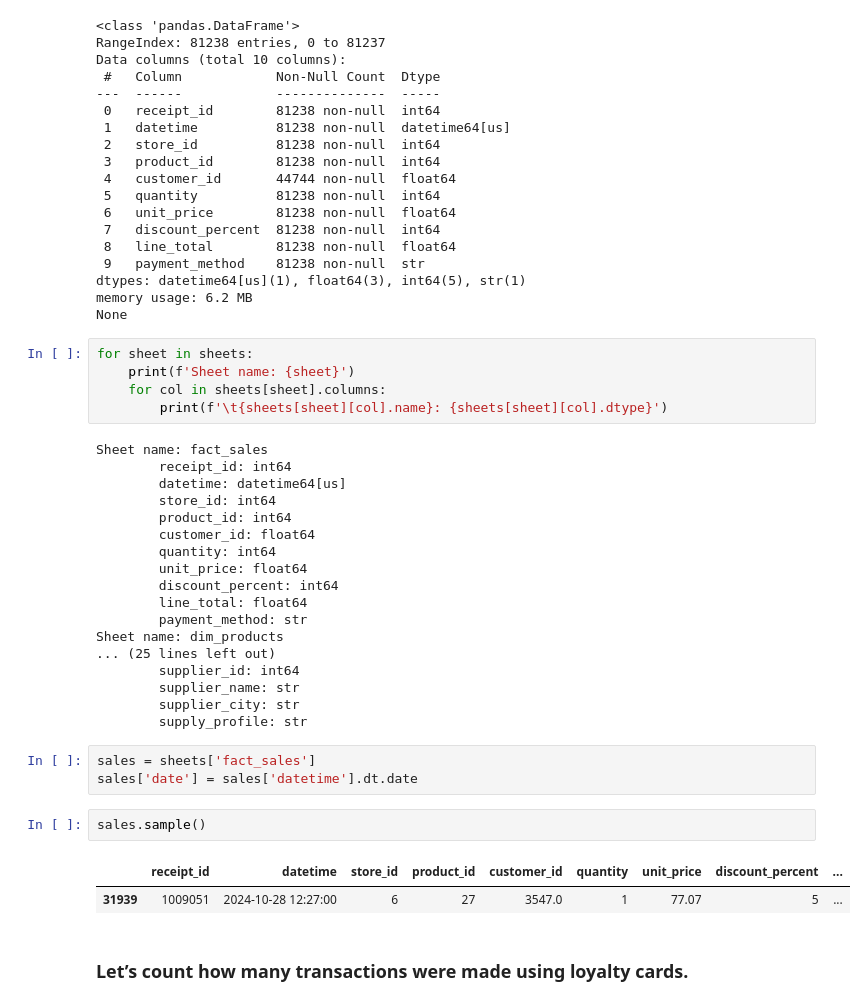
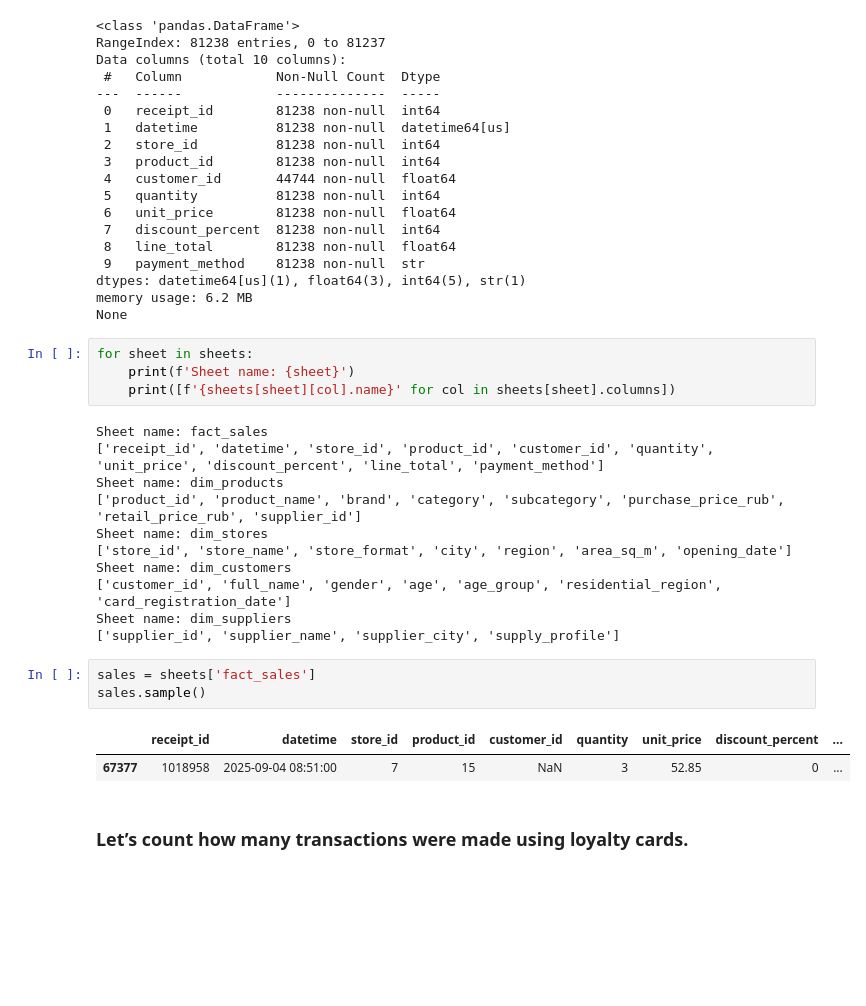
Before and after one commit to TAbramovskaya/dear-neighbour, a Jupyter notebook: python/data_overview.ipynb, the cells around one changed output. Drawn from its saved outputs; the diff is of its cells as text; blank space fills up the shorter version.

```diff
--- a/python/data_overview.ipynb
+++ b/python/data_overview.ipynb
@@ -59,34 +59,24 @@ None
 # %%
 for sheet in sheets:
     print(f'Sheet name: {sheet}')
-    for col in sheets[sheet].columns:
-        print(f'\t{sheets[sheet][col].name}: {sheets[sheet][col].dtype}')
+    print([f'{sheets[sheet][col].name}' for col in sheets[sheet].columns])
 # %% [output]
 Sheet name: fact_sales
-        receipt_id: int64
-        datetime: datetime64[us]
-        store_id: int64
-        product_id: int64
-        customer_id: float64
-        quantity: int64
-        unit_price: float64
-        discount_percent: int64
-        line_total: float64
-        payment_method: str
+['receipt_id', 'datetime', 'store_id', 'product_id', 'customer_id', 'quantity', 'unit_price', 'discount_percent', 'line_total', 'payment_method']
 Sheet name: dim_products
-... (25 lines left out)
-        supplier_id: int64
-        supplier_name: str
-        supplier_city: str
-        supply_profile: str
+['product_id', 'product_name', 'brand', 'category', 'subcategory', 'purchase_price_rub', 'retail_price_rub', 'supplier_id']
+Sheet name: dim_stores
+['store_id', 'store_name', 'store_format', 'city', 'region', 'area_sq_m', 'opening_date']
+Sheet name: dim_customers
+['customer_id', 'full_name', 'gender', 'age', 'age_group', 'residential_region', 'card_registration_date']
+Sheet name: dim_suppliers
+['supplier_id', 'supplier_name', 'supplier_city', 'supply_profile']
 # %%
 sales = sheets['fact_sales']
-sales['date'] = sales['datetime'].dt.date
+sales.sample()
+# %% [output]
+|  | receipt_id | datetime | store_id | product_id | customer_id | quantity | unit_price | discount_percent | ... |
+| 67377 | 1018958 | 2025-09-04 08:51:00 | 7 | 15 | NaN | 3 | 52.85 | 0 | ... |
-# %%
-sales.sample()
-# %% [output]
-|  | receipt_id | datetime | store_id | product_id | customer_id | quantity | unit_price | discount_percent | ... |
-| 31939 | 1009051 | 2024-10-28 12:27:00 | 6 | 27 | 3547.0 | 1 | 77.07 | 5 | ... |
 # %% [markdown]
 ### Let’s count how many transactions were made using loyalty cards.
 # %%
```
Also changed, not shown: parts of 8 cells of this notebook.
